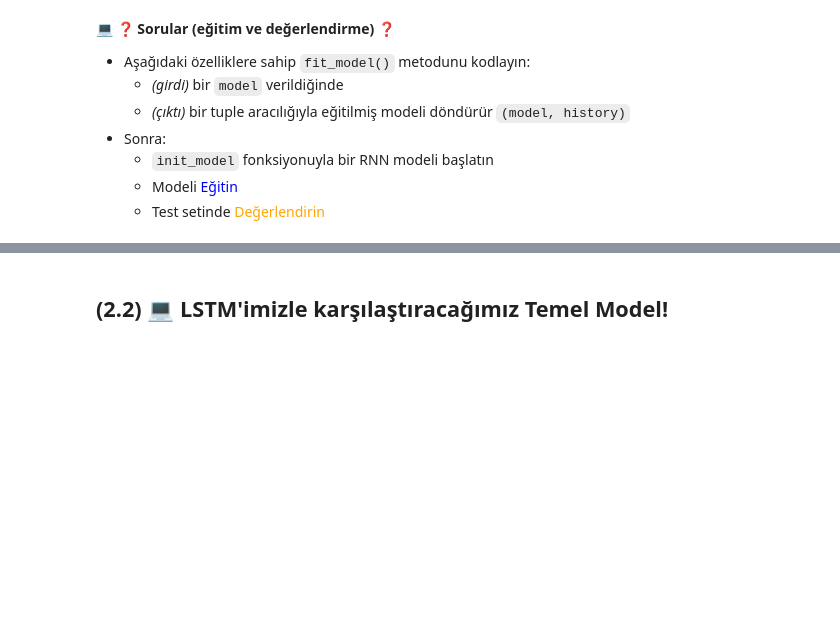
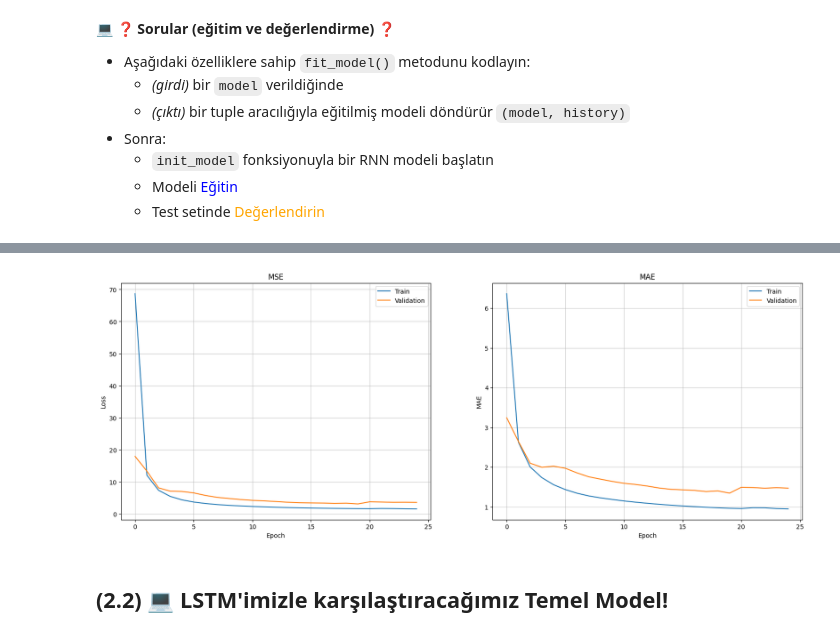
Before and after one commit to icedemirkaano/S18D5-S-data-temperature-prediction, a Jupyter notebook: weather_temperature.ipynb, the cells around one changed output, grey strips where cells are left out. Cells and saved outputs as stored; diff of their text form; code cells hidden in the pictures; blank space fills up the shorter version.

Commit message:
Random sequence sampling, LSTM vs last-value Lambda baseline, time-series cross-validation

```diff
--- a/weather_temperature.ipynb
+++ b/weather_temperature.ipynb
@@ -627,3 +674,25 @@ def init_model(X_train, y_train):
+# %%
+from keras import models, layers, Input, optimizers, metrics
+from keras.regularizers import L1L2
+from keras.layers import Normalization
+
+def init_model(X_train, y_train):
+
+    normalizer = Normalization()
+    normalizer.adapt(X_train)
+
+    output_length, n_targets = y_train.shape[1], y_train.shape[2]
+
+    model = models.Sequential([
+        Input(shape=X_train.shape[1:]),            # (112, 19)
+        normalizer,
+        layers.LSTM(32, activation="tanh"),
+        layers.Dense(16, activation="relu"),
+        layers.Dense(output_length * n_targets, activation="linear"),
+        layers.Reshape((output_length, n_targets)),  # y ile aynı şekil: (1, 1)
+    ])
+    model.compile(loss="mse", optimizer=optimizers.Adam(learning_rate=0.002), metrics=["mae"])
+    return model
 # %%
 model = init_model(X_train, y_train)
 model.summary()
@@ -669,0 +759,22 @@ def plot_history(history):
+# %%
+%%time
+from keras.callbacks import EarlyStopping
+
+def fit_model(model, verbose=1):
+    es = EarlyStopping(monitor="val_loss", patience=5, restore_best_weights=True)
+    history = model.fit(
+        X_train, y_train,
+        validation_split=0.3,
+        shuffle=False,
+        epochs=50, batch_size=32,
+        callbacks=[es], verbose=verbose,
+    )
+    return model, history
+
+model = init_model(X_train, y_train)
+model, history = fit_model(model)
+plot_history(history)
+
+res = model.evaluate(X_test, y_test, verbose=0)
+print(f"LSTM test MAE = {res[1]:.2f} °C")
+# %% [output]
@@ -670,3 +798,4 @@ def plot_history(history):
+[figure, added]
 # %% [markdown]
 ## (2.2) 💻 LSTM'imizle karşılaştıracağımız Temel Model!
 # %% [markdown]
```
Also changed, not shown: parts of 17 cells of this notebook, 2 other files.
